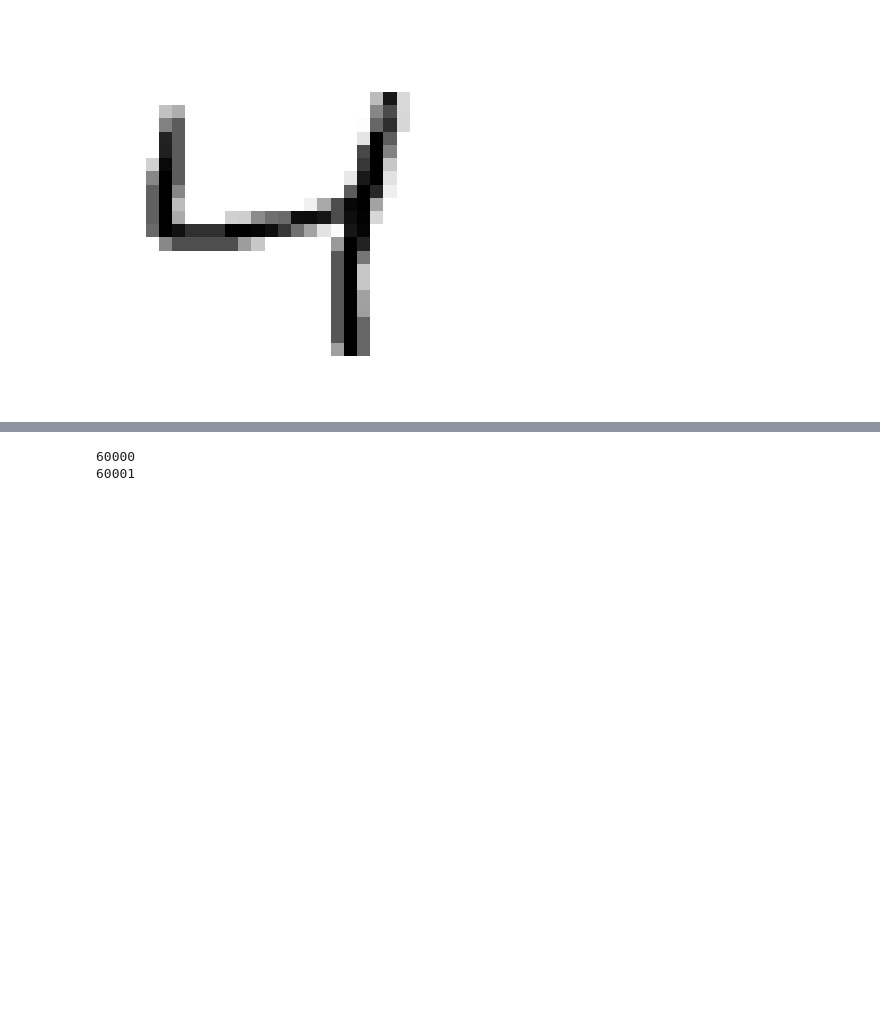
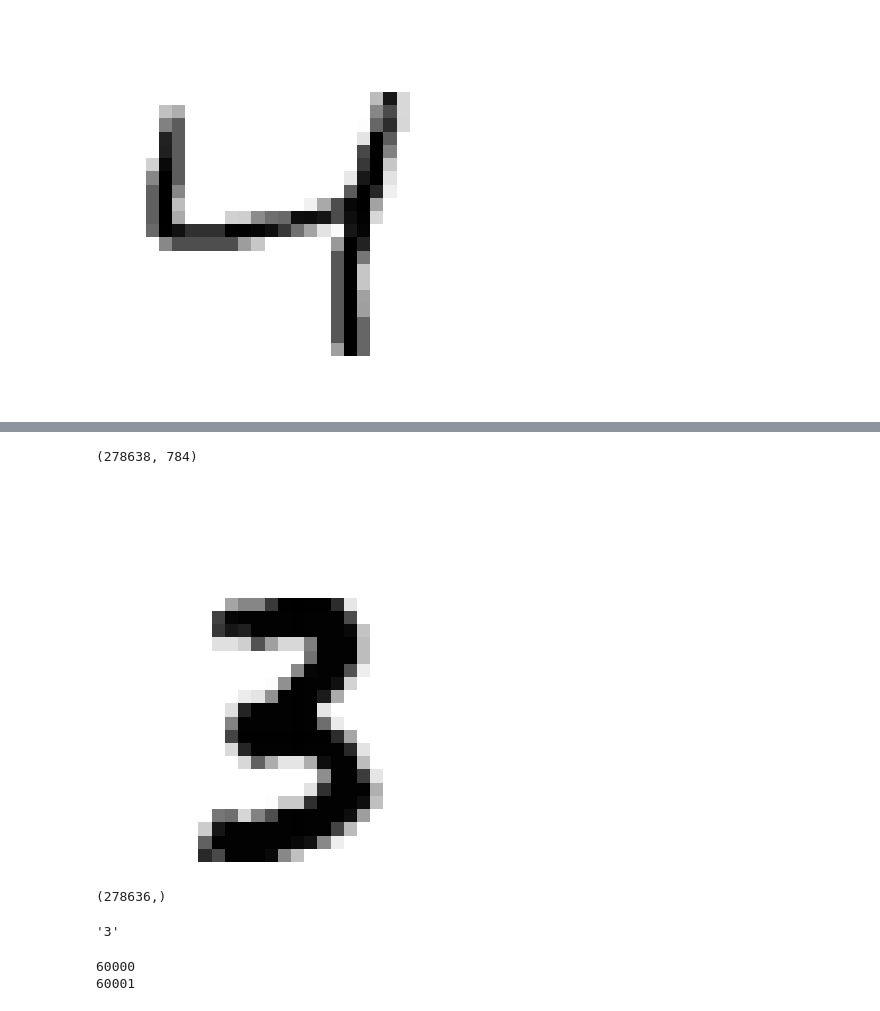
Before and after one commit to MiquelMarinoEspinosa/handson-ml3, a Jupyter notebook: 03_exercises.ipynb, the cells around one changed output, grey strips where cells are left out. Cells and saved outputs as stored; diff of their text form; code cells hidden in the pictures; blank space fills up the shorter version.

Commit message:
exercise 2 images almost augmented

```diff
--- a/03_exercises.ipynb
+++ b/03_exercises.ipynb
@@ -966,0 +983,5 @@ print(type(y_train_augmented))
+# %%
+X_train_augmented_loaded = np.load('/home/devel/handson-ml3/datasets/mnist/X_train_augmented.npy')
+print(X_train_augmented_loaded.shape)
+# %% [output]
+(278638, 784)
@@ -966,0 +990,4 @@ print(type(y_train_augmented))
+# %%
+show_image(X_train_augmented_loaded[278635])
+# %% [output]
+[figure, added]
@@ -967,3 +996,12 @@ print(type(y_train_augmented))
+# %%
+y_train_augmented_loaded = np.load('/home/devel/handson-ml3/datasets/mnist/y_train_augmented.npy', allow_pickle=True)
+print(y_train_augmented_loaded.shape)
+# %% [output]
+(278636,)
+# %%
+y_train_augmented_loaded[278635]
+# %% [output]
+'3'
 # %%
 # new_image = new_image.reshape(1, 784)
 new_image = new_image.reshape(784)
```
Also changed, not shown: parts of 6 cells of this notebook.
